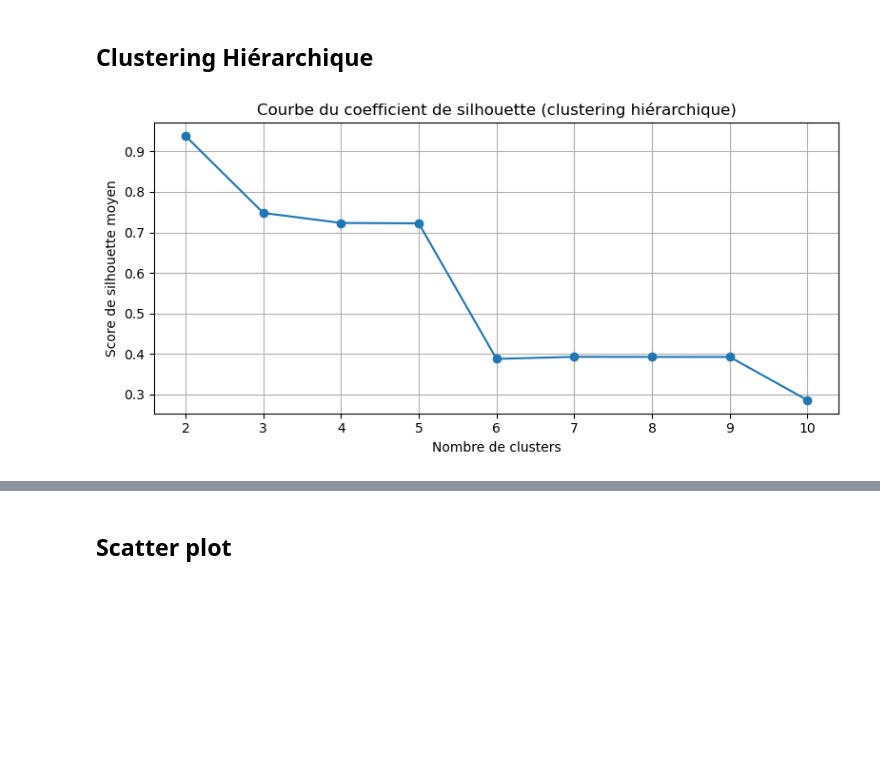
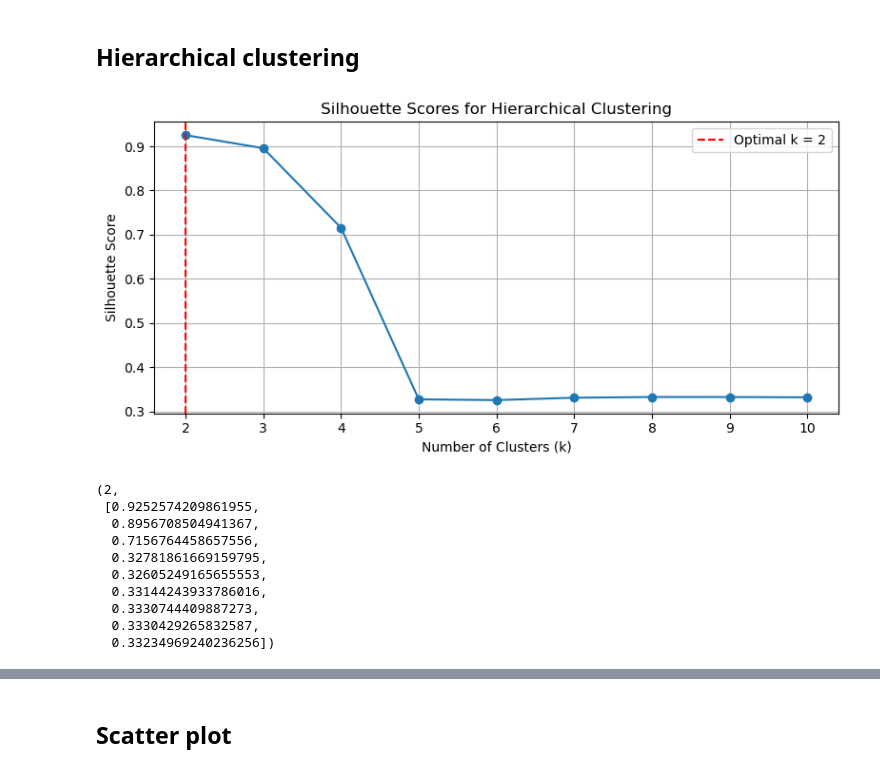
Before and after one commit to ourahma/hierarchical-kmeans-gene-clustering, a Jupyter notebook: mini projet.ipynb, the cells around one changed output, grey strips where cells are left out. Drawn from its saved outputs; the diff is of its cells as text; code cells hidden in the pictures; blank space fills up the shorter version.

```diff
--- a/mini projet.ipynb
+++ b/mini projet.ipynb
@@ -37,0 +20,7 @@ memory usage: 1.9+ MB
+# %%
+df = pd.read_csv("data_set_ALL_AML_train.csv", header=None)
+
+# extraire les en tetes
+df.columns = df.iloc[0]
+df = df.drop(index=0)
+df.info()
@@ -71,4 +107,4 @@ X_scaled = scaler.fit_transform(df_numeric)
 # %% [markdown]
-## Clustering Hiérarchique
+## Hierarchical clustering
 # %%
 linked = linkage(X_scaled, method='ward')
@@ -77,21 +111,50 @@ cluster_labels_hier = fcluster(linked, n_clusters, criterion='maxclust')
 # %%
-from sklearn.metrics import silhouette_score
+def find_optimal_k(X_scaled, method='kmeans', k_range=range(2, 11), linkage_method='ward', plot=True):
+    silhouette_scores = []
 
-silhouette_scores = []
-K = range(2, 11)
+    if method == 'kmeans':
+        for k in k_range:
+            model = KMeans(n_clusters=k, random_state=42)
+            labels = model.fit_predict(X_scaled)
+            score = silhouette_score(X_scaled, labels)
+            silhouette_scores.append(score)
 
-for k in K:
-    labels = fcluster(linked, k, criterion='maxclust')
-    score = silhouette_score(X_scaled, labels)
-    silhouette_scores.append(score)
+    elif method == 'hierarchical':
+        linked = linkage(X_scaled, method=linkage_method)
+        for k in k_range:
+            labels = fcluster(linked, k, criterion='maxclust')
+            score = silhouette_score(X_scaled, labels)
+            silhouette_scores.append(score)
 
-plt.figure(figsize=(8, 4))
-plt.plot(K, silhouette_scores, marker='o')
-plt.title('Courbe du coefficient de silhouette (clustering hiérarchique)')
-plt.xlabel('Nombre de clusters')
-plt.ylabel('Score de silhouette moyen')
-plt.grid(True)
-plt.tight_layout()
-plt.show()
+    else:
+        raise ValueError("Invalid method. Use 'kmeans' or 'hierarchical'.")
+
+    best_k = k_range[np.argmax(silhouette_scores)]
+
+    if plot:
+        plt.figure(figsize=(8, 4))
+        plt.plot(list(k_range), silhouette_scores, marker='o')
+        plt.title(f"Silhouette Scores for {method.capitalize()} Clustering")
+        plt.xlabel("Number of Clusters (k)")
+        plt.ylabel("Silhouette Score")
+        plt.axvline(x=best_k, color='red', linestyle='--', label=f'Optimal k = {best_k}')
+        plt.legend()
+        plt.grid(True)
+        plt.tight_layout()
+        plt.show()
+
+    return best_k, silhouette_scores
+
+find_optimal_k(X_scaled, method='hierarchical', k_range=range(2, 11), linkage_method='ward', plot=True)
 # %% [output]
-[figure, old version]
+[figure, new version]
+(2,
+ [0.9252574209861955,
+  0.8956708504941367,
+  0.7156764458657556,
+  0.32781861669159795,
+  0.32605249165655553,
+  0.33144243933786016,
+  0.3330744409887273,
+  0.3330429265832587,
+  0.33234969240236256])
```
Also changed, not shown: parts of 39 cells of this notebook, 2 other files.
